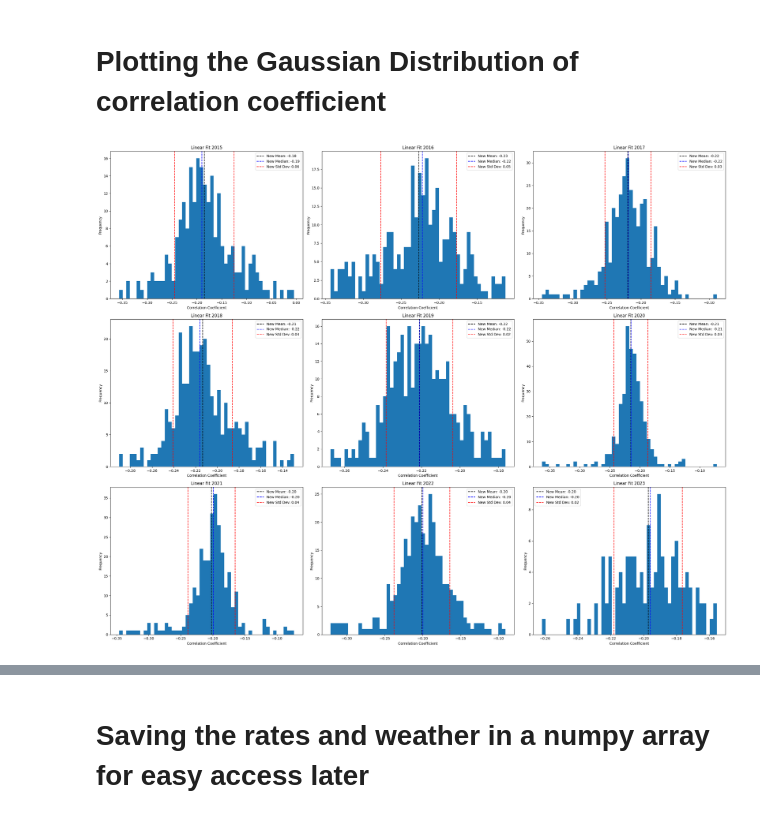
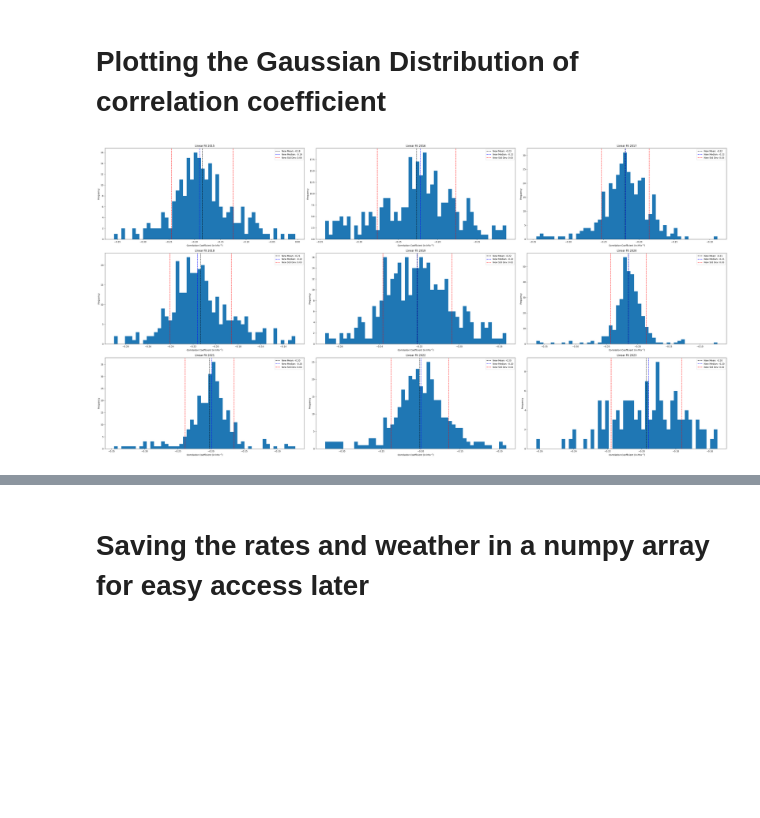
Before and after one commit to riyakore/WIPAC, a Jupyter notebook: Rates_and_Pressure.ipynb, the cells around one changed output, grey strips where cells are left out. Cells and saved outputs as stored; diff of their text form; code cells hidden in the pictures; blank space fills up the shorter version.

```diff
--- a/Rates_and_Pressure.ipynb
+++ b/Rates_and_Pressure.ipynb
@@ -253,7 +253,7 @@ def make_plot(year, weather_lower_y = 0 , weather_upper_y = 0 , rates_lower_y =
 # %% [markdown]
 # Slope of fit line for each day
 # %%
-def get_slope(year, set_xmin, set_xmax, linear = True):
+def get_slope(year, set_xmin, set_xmax, linear = True, plot = False):
 
     time_range = set_xmax - set_xmin
     delta = 5.55e-03  # this is 8 mins in units of days
@@ -304,12 +304,36 @@ def get_slope(year, set_xmin, set_xmax, linear = True):
     if len(x_data_clean) < 2 or len(y_data_clean) < 2:
         return np.nan
 
+    if ((plot == True) and (linear == True)):
+        plt.scatter(x_data_clean, y_data_clean)
+        slope, intercept = np.polyfit(x_data_clean, y_data_clean, 1)
+        x_fit = np.linspace(x_data_clean.min(), x_data_clean.max(), 100)
+        y_fit = slope * x_fit + intercept
+        plt.plot(x_fit, y_fit, color='red', label=f'Slope = {slope}')
+        plt.xlabel('Pressure')
+        plt.ylabel('Rates')
+        plt.title(f'Rates vs Pressure for the year {year}')
+        plt.legend()
+        plt.show()
+
+    if ((plot == True) and (linear == False)):
+        plt.scatter(x_data_clean, np.log(y_data_clean))
+        slope, intercept = np.polyfit(x_data_clean, np.log(y_data_clean), 1)
+        x_fit = np.linspace(x_data_clean.min(), x_data_clean.max(), 100)
+        y_fit = slope * x_fit + intercept
+        plt.plot(x_fit, y_fit, color='red', label=f'Slope = {slope}')
+        plt.xlabel('Pressure')
+        plt.ylabel('log(Rates)')
+        plt.title(f'log(Rates) vs Pressure for the year {year}')
+        plt.legend()
+        plt.show()
+
     # Perform linear regression
     # exonential fit
     if linear == True:
         slope, intercept, r_value, p_value, std_err = linregress(x_data_clean, y_data_clean)
+        return slope
 
     if linear == False:
         slope, intercept, r_value, p_value, std_err = linregress(x_data_clean, np.log(y_data_clean))
-
-    return slope
+        return slope
@@ -315,0 +345,3 @@ def get_slope(year, set_xmin, set_xmax, linear = True):
+# %%
+xmin_2018, xmax_2018 = make_plot('2018', make_plot = False)
+slope = get_slope('2018', xmin_2018 ,xmax_2018, linear = False, plot = True )
@@ -565,38 +609,38 @@ for key in mean_std_lin.keys():
 # Plotting the Gaussian Distribution of correlation coefficient
 # %%
 # combine all the graphs for all the years and make one graph
-fig, axes = plt.subplots(nrows=3, ncols=3, figsize=(25, 20))
+fig, axes = plt.subplots(nrows=3, ncols=3, figsize=(40, 20))
 
 axes = axes.flatten()
 
 for i, (year, data) in enumerate(unique_corrCoeff_lin_unsclaed.items()):
 
     mean = mean_std_lin[year]['mean_unscaled_lin']
     std = mean_std_lin[year]['std_unscaled_lin']
 
     # applied the cuts
     filtered_data_lin = data[(data > (mean - std)) & (data < (mean + std))]
 
     new_mean = filtered_data_lin.mean()
     new_median = filtered_data_lin.median()
     new_std = filtered_data_lin.std()
 
     ax = axes[i]
     # ax.hist(data, bins = 100)
     ax.hist(filtered_data_lin, bins = 50)
     # ax.axvline(x = mean, color='black', linestyle='--', label = f'Mean: {mean:.2f}')
     ax.axvline(x = new_mean, color='black', linestyle='--', label = f'New Mean: {new_mean:.2f}')
     ax.axvline(x = new_median, color='blue', linestyle='--', label = f'New Median: {new_median:.2f}')
     ax.axvline(x = new_mean + new_std, color='red', linestyle='--', label = f'New Std Dev: {new_std:.2f}')
     ax.axvline(x = new_mean - new_std, color='red', linestyle='--')
     ax.set_title(f'Linear Fit {year}')
-    ax.set_xlabel('Correlation Coefficient')
+    ax.set_xlabel('Correlation Coefficient (in $hPa^{-1}$)')
     ax.set_ylabel('Frequency')
     ax.legend()
 
 fig.tight_layout()
 
 plt.show()
 # %% [output]
-[figure, old version]
+[figure, new version]
 # %%
```
Also changed, not shown: parts of 12 cells of this notebook, 1 other file.
